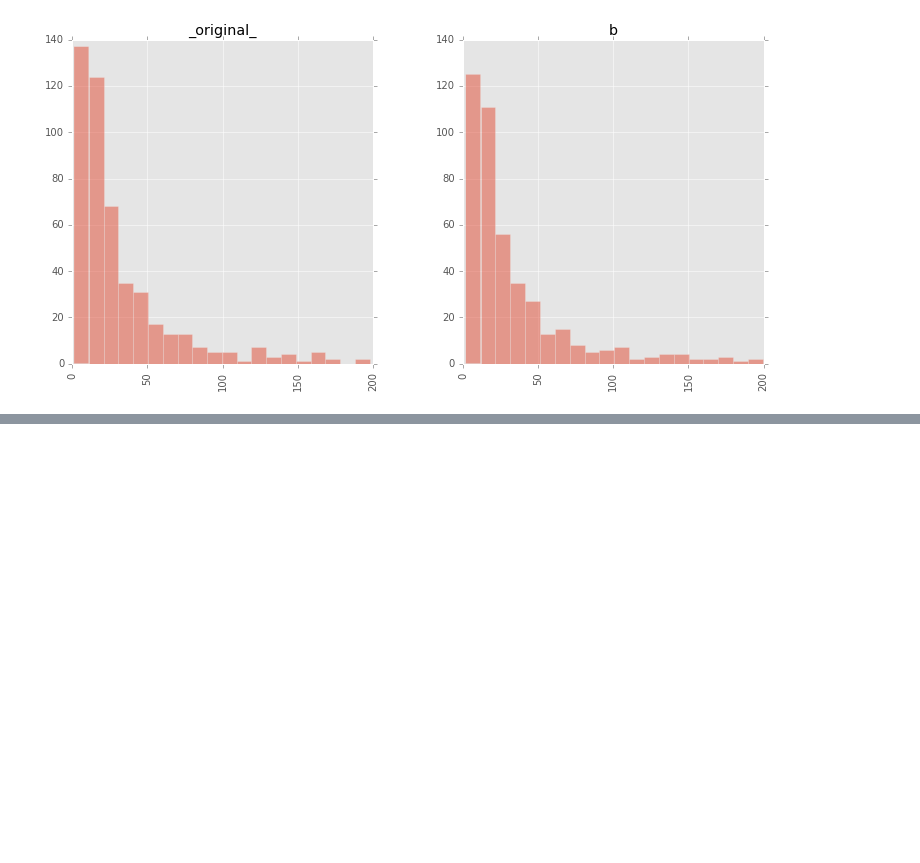
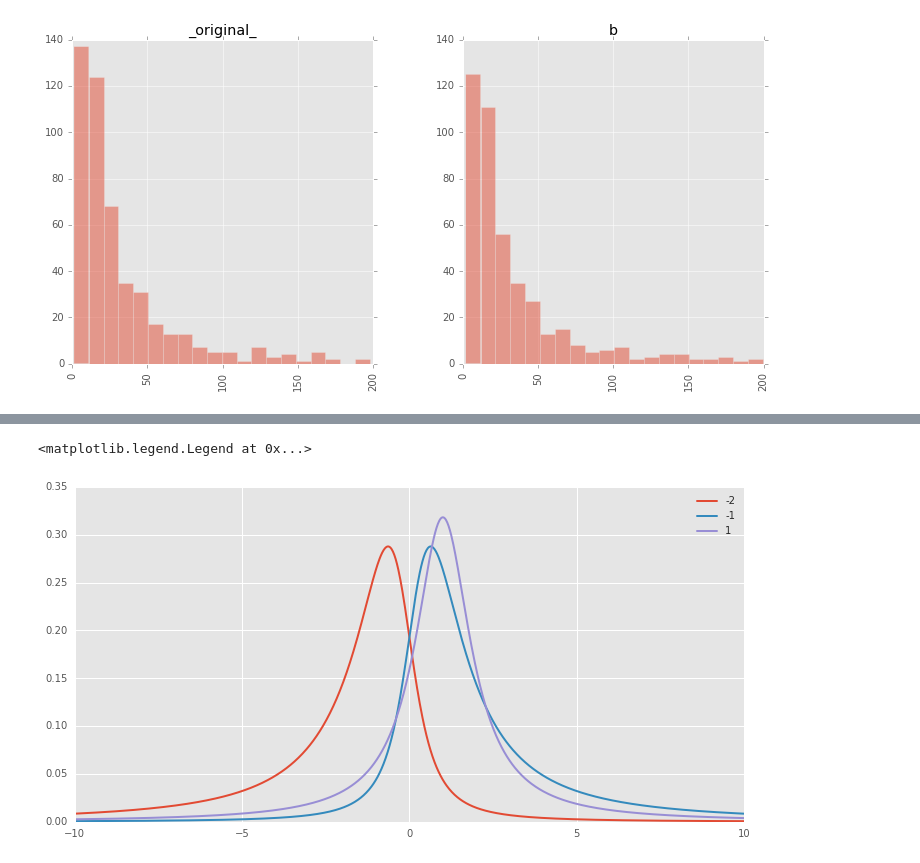
Before and after one commit to CanCeylan/data-analysis-projects, a Jupyter notebook: ab_testing_statistics/Commission Analysis.ipynb, the cells around one changed output, grey strips where cells are left out. Drawn from its saved outputs; the diff is of its cells as text; code cells hidden in the pictures; blank space fills up the shorter version.

```diff
--- a/ab_testing_statistics/Commission Analysis.ipynb
+++ b/ab_testing_statistics/Commission Analysis.ipynb
@@ -67,0 +84,11 @@ pyplot.show()
+# %%
+df, nc = 1, 0
+x = np.linspace(-10, 10, 1000)
+fig, ax = plt.subplots()
+ax.plot(x, stats.nct.pdf(x, df, -1, nc), linewidth=2)
+ax.plot(x, stats.nct.pdf(x, df, 1, nc), linewidth=2)
+ax.plot(x, stats.nct.pdf(x, df, nc, 1), linewidth=2)
+ax.legend(sk_vals)
+# %% [output]
+<matplotlib.legend.Legend at 0x...>
+[figure, added]
```
Also changed, not shown: parts of 4 cells of this notebook, 4 other files.
